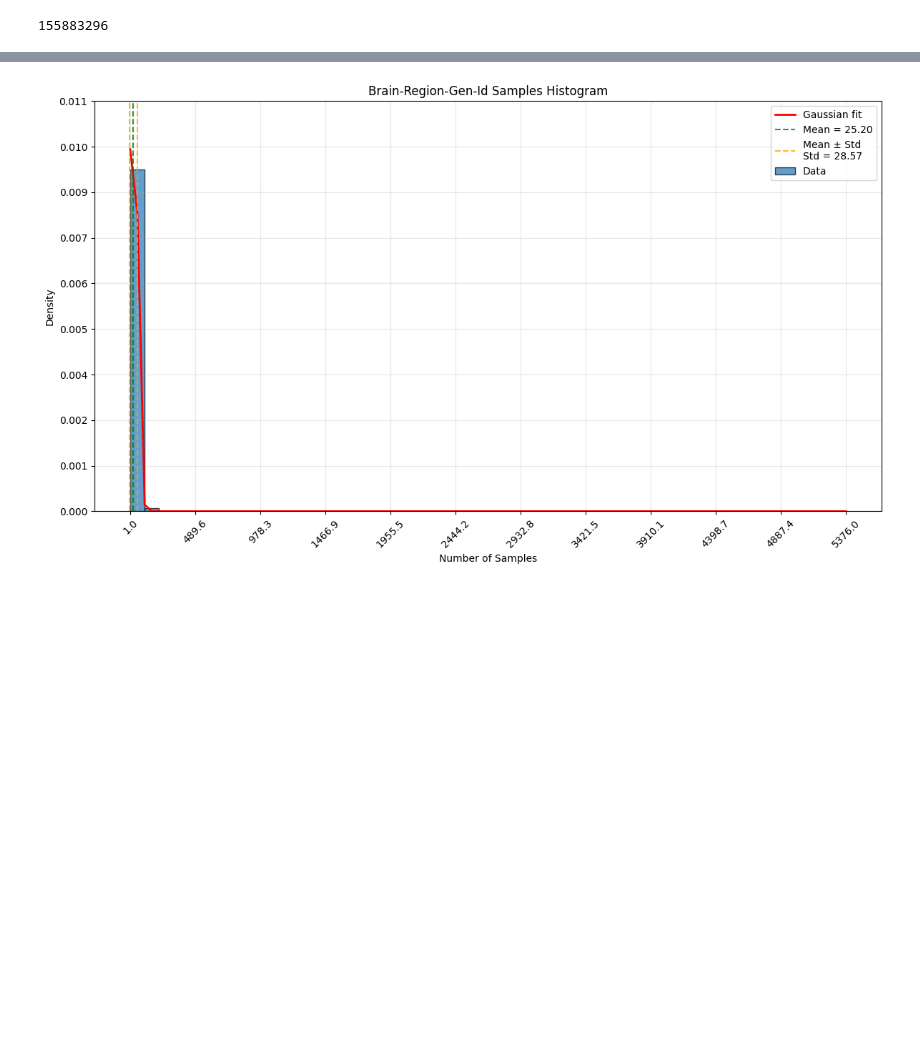
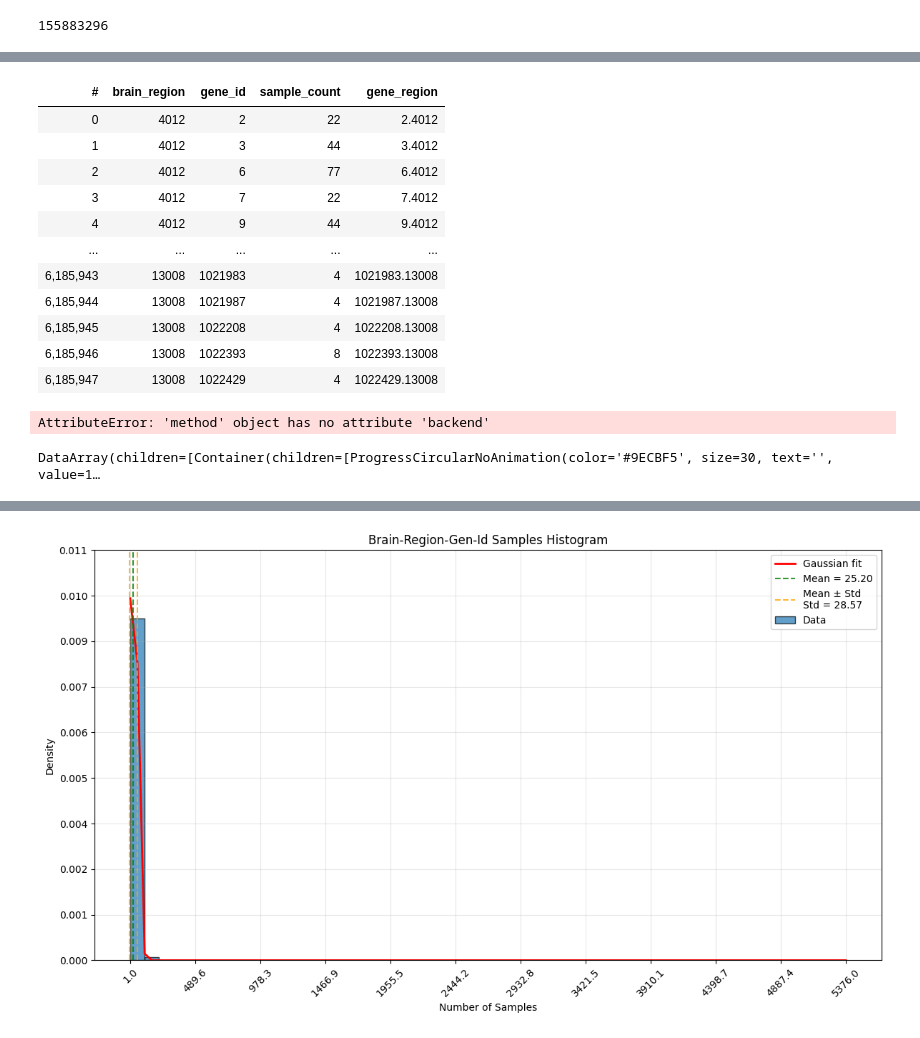
Before and after one commit to KarimIbrahim11/Gene-Expression-Analysis, a Jupyter notebook: notebooks/CS_01_First Analysis.ipynb, the cells around one changed output, grey strips where cells are left out. Saved outputs shown, nothing was run; the diff lists cells and outputs as text; code cells hidden in the pictures; blank space fills up the shorter version.

```diff
--- a/notebooks/CS_01_First Analysis.ipynb
+++ b/notebooks/CS_01_First Analysis.ipynb
@@ -150,0 +318,2 @@ sum(number_of_samples_per_br)
+# %%
+vaex_df = vaex.from_pandas(df)
@@ -150,0 +348,28 @@ sum(number_of_samples_per_br)
+# %%
+vaex_df
+# %% [output]
+| # | brain_region | gene_id | sample_count | gene_region |
+| 0 | 4012 | 2 | 22 | 2.4012 |
+| 1 | 4012 | 3 | 44 | 3.4012 |
+| 2 | 4012 | 6 | 77 | 6.4012 |
+| 3 | 4012 | 7 | 22 | 7.4012 |
+| 4 | 4012 | 9 | 44 | 9.4012 |
+| ... | ... | ... | ... | ... |
+| 6,185,943 | 13008 | 1021983 | 4 | 1021983.13008 |
+| 6,185,944 | 13008 | 1021987 | 4 | 1021987.13008 |
+| 6,185,945 | 13008 | 1022208 | 4 | 1022208.13008 |
+| 6,185,946 | 13008 | 1022393 | 8 | 1022393.13008 |
+| 6,185,947 | 13008 | 1022429 | 4 | 1022429.13008 |
+# %%
+# Example DataFrame
+df___ = vaex.from_arrays(x=df['gene_region'].to_numpy(), y=df['sample_count'].to_numpy())
+df___.plot.backend = 'plt'
+# Plot the two columns against each other
+df___.plot(x='x', y='y')
+# %% [output]
+AttributeError: 'method' object has no attribute 'backend'
+# %%
+data_array_widget = vaex_df.widget.data_array(axes=[sample_count_axis, gene_region_axis], selection=[None, 'default'])
+data_array_widget  # being the last expression in the cell, Jupyter  will 'display' the widget
+# %% [output]
+DataArray(children=[Container(children=[ProgressCircularNoAnimation(color='#9ECBF5', size=30, text='', value=1…
```
Also changed, not shown: parts of 29 cells of this notebook.
